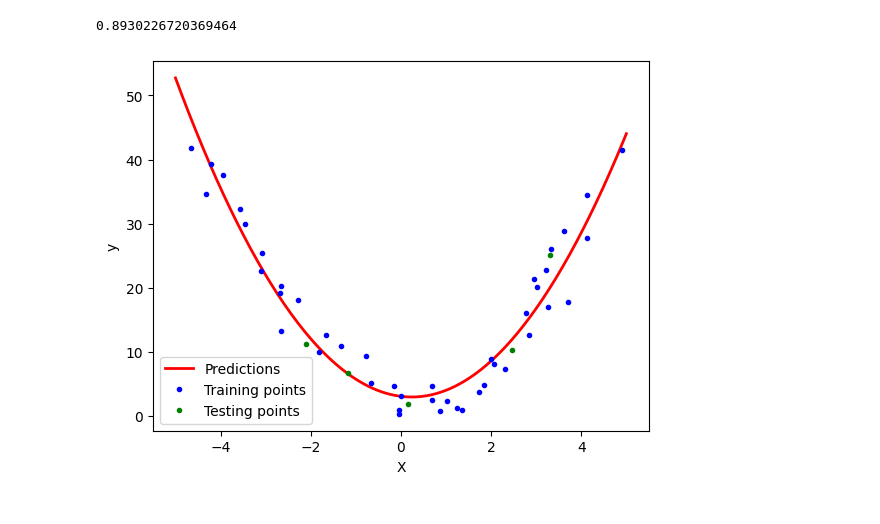
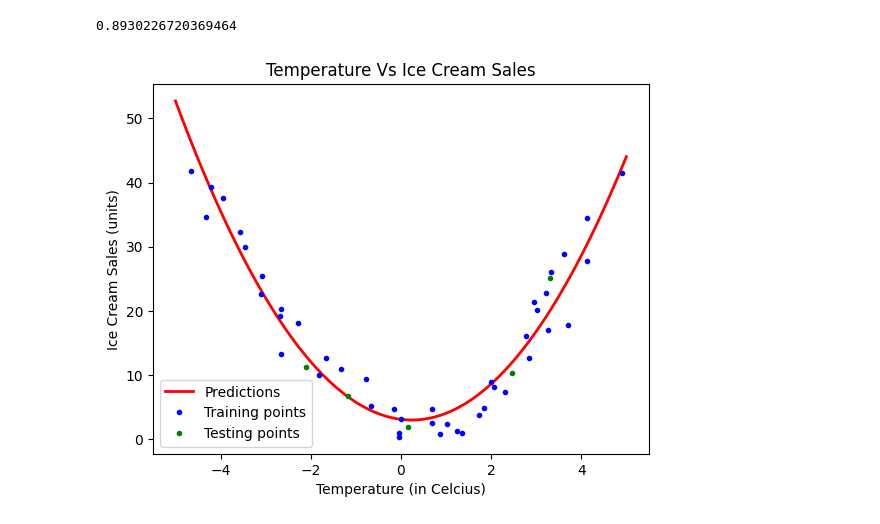
Before and after one commit to keshav-1166/linear-regression-from-scratch, a Jupyter notebook: polynomial_linear_regression/polynomial_linear_regression.ipynb, the cells around one changed output. Cells and saved outputs as stored; diff of their text form; code cells hidden in the pictures.

```diff
--- a/polynomial_linear_regression/polynomial_linear_regression.ipynb
+++ b/polynomial_linear_regression/polynomial_linear_regression.ipynb
@@ -99,10 +99,11 @@ y_new = lr.predict(X_new_poly)
 # %%
 plt.plot(X_new, y_new, "r-", linewidth=2, label="Predictions")
 plt.plot(X_train, y_train, "b.", label="Training points")
 plt.plot(X_test, y_test, "g.", label="Testing points")
-plt.xlabel("X")
-plt.ylabel("y")
+plt.title("Temperature Vs Ice Cream Sales")
+plt.xlabel("Temperature (in Celcius)")
+plt.ylabel("Ice Cream Sales (units)")
 plt.legend()
 plt.show()
 # %% [output]
-[figure, old version]
+[figure, new version]
```
